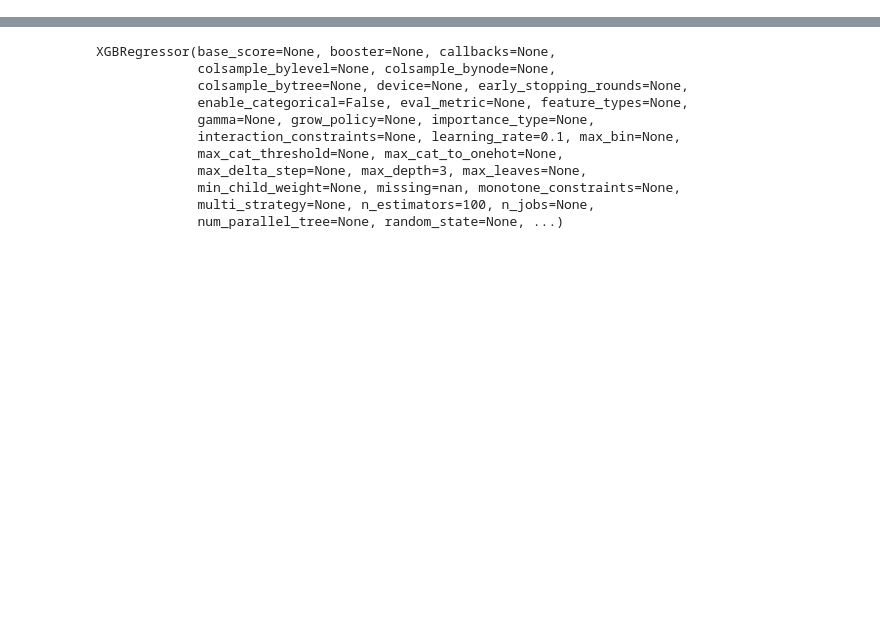
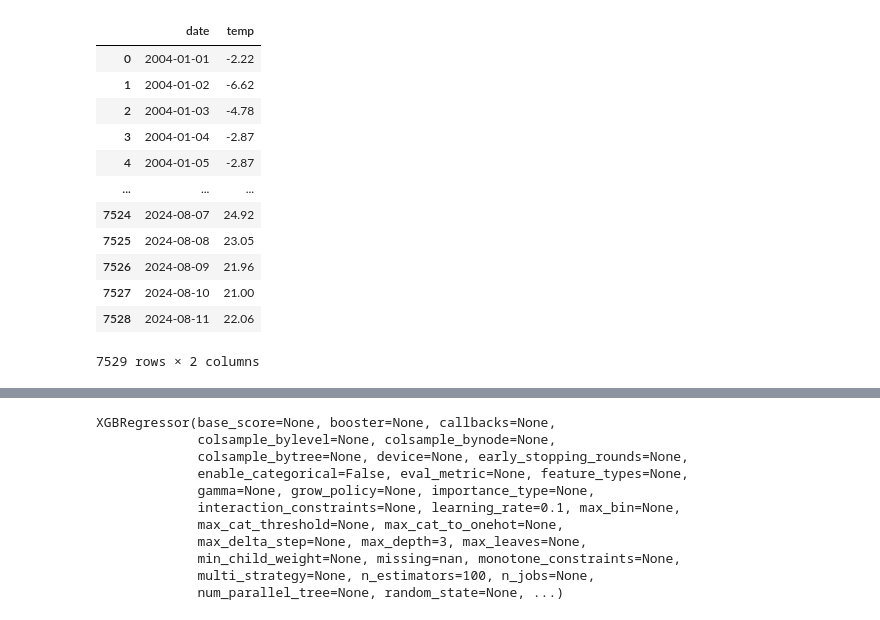
Before and after one commit to FutureGoose/stockholm-analytics-pipeline, a Jupyter notebook: pipes/clean-weatherprediction-consume/src/train_day.ipynb, the cells around one changed output, grey strips where cells are left out. Saved outputs shown, nothing was run; the diff lists cells and outputs as text; code cells hidden in the pictures; blank space fills up the shorter version.

```diff
--- a/pipes/clean-weatherprediction-consume/src/train_day.ipynb
+++ b/pipes/clean-weatherprediction-consume/src/train_day.ipynb
@@ -43,3 +43,28 @@ df['temp_lag_3'] = df['temp'].shift(3)
 
 # Drop rows with NaN values in the target column
 df = df.dropna(subset=['temp_target'])
+# %%
+# Generate time-based features
+df['hour'] = pd.to_datetime(df['dt'], unit='s').dt.hour
+df['month'] = pd.to_datetime(df['dt'], unit='s').dt.month
+
+# Convert timestamps to dates
+df['date'] = pd.to_datetime(df['dt'], unit='s').dt.date
+# %%
+# Aggregate data by day to get the maximum temperature for each day
+daily_max_temp = df.groupby('date')['temp'].max().reset_index()
+daily_max_temp
+# %% [output]
+|  | date | temp |
+| 0 | 2004-01-01 | -2.22 |
+| 1 | 2004-01-02 | -6.62 |
+| 2 | 2004-01-03 | -4.78 |
+| 3 | 2004-01-04 | -2.87 |
+| 4 | 2004-01-05 | -2.87 |
+| ... | ... | ... |
+| 7524 | 2024-08-07 | 24.92 |
+| 7525 | 2024-08-08 | 23.05 |
+| 7526 | 2024-08-09 | 21.96 |
+| 7527 | 2024-08-10 | 21.00 |
+| 7528 | 2024-08-11 | 22.06 |
+7529 rows × 2 columns
```
Also changed, not shown: parts of 2 cells of this notebook.
